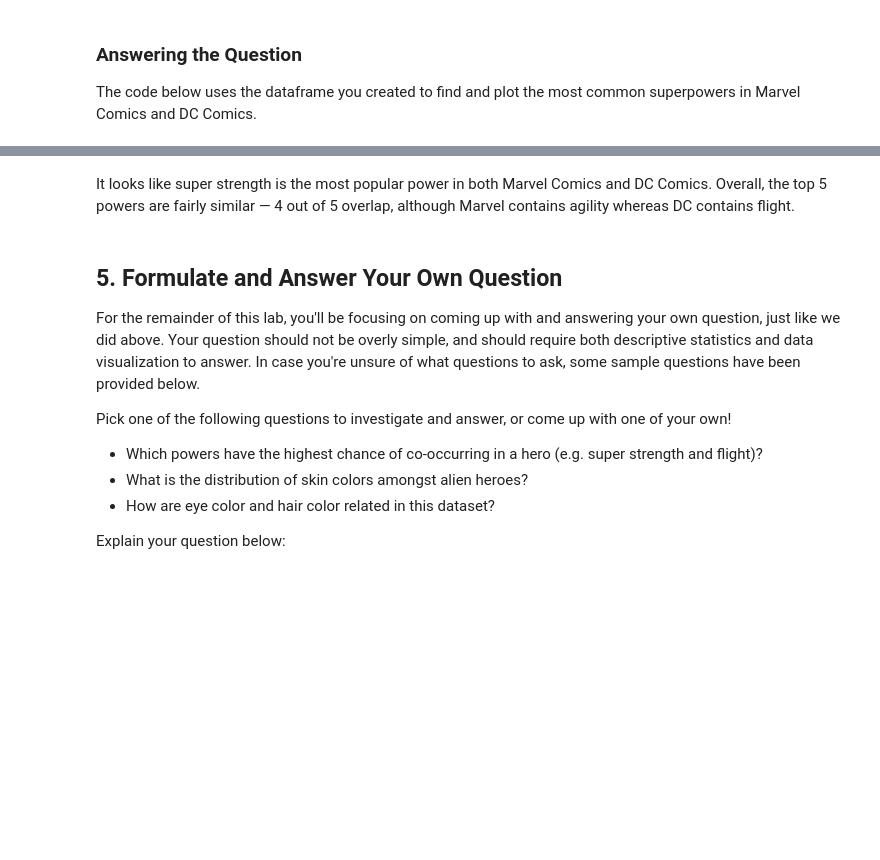
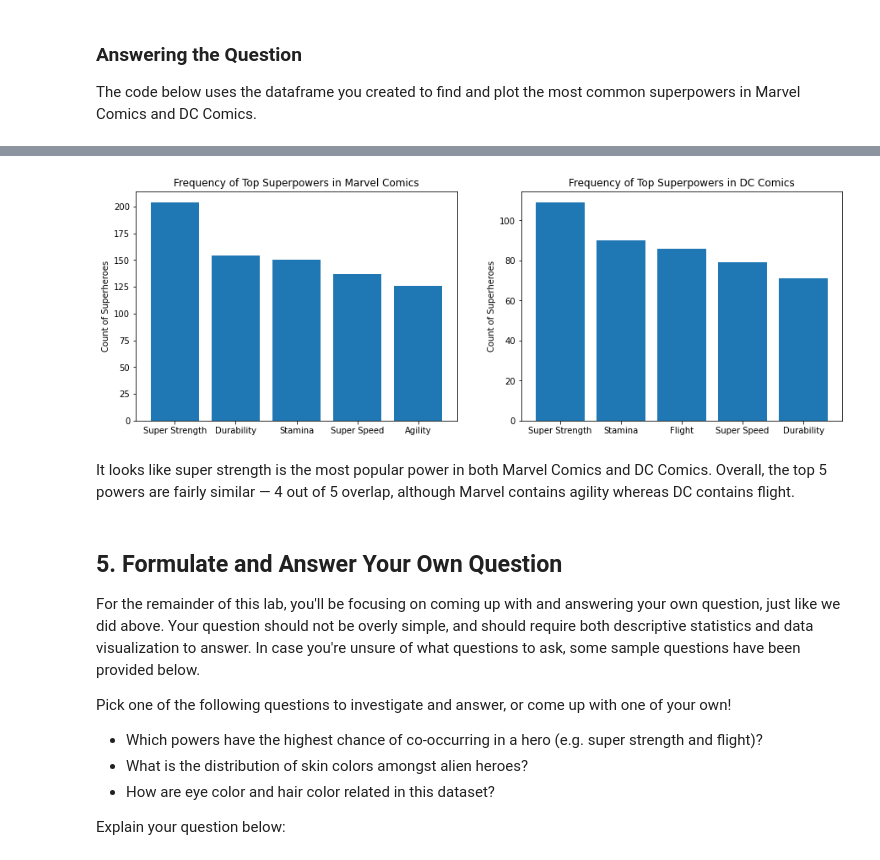
Before and after one commit to CrisThatOneCris/dsc-pandas-data-cleaning-lab, a Jupyter notebook: index.ipynb, the cells around one changed output, grey strips where cells are left out. Cells and saved outputs as stored; diff of their text form; code cells hidden in the pictures; blank space fills up the shorter version.

```diff
--- a/index.ipynb
+++ b/index.ipynb
@@ -734,0 +754,6 @@ question_3_df
+# %%
+# Reset the index so that there is a column called "Superpower Name"
+question_3_df.index.name = "Superpower Name"
+question_3_df.reset_index(inplace=True)
+
+question_3_df
@@ -734,0 +774,4 @@ question_3_df
+# %%
+#Fix that publisher column
+question_3_df.columns.name = None
+question_3_df
@@ -760,6 +815,6 @@ The code below uses the dataframe you created to find and plot the most common s
 
 marvel_most_common = question_3_df.drop("DC Comics", axis=1)
 marvel_most_common = marvel_most_common.sort_values(
-    by="Marvel Comics", ascending=False
+    by="Marvel", ascending=False
 )[:5]
 marvel_most_common
@@ -766,6 +828,6 @@ marvel_most_common
 # %%
 # Run this cell without changes
 
-dc_most_common = question_3_df.drop("Marvel Comics", axis=1)
+dc_most_common = question_3_df.drop("Marvel", axis=1)
 dc_most_common = dc_most_common.sort_values(by="DC Comics", ascending=False)[:5]
 dc_most_common
@@ -772,17 +841,19 @@ dc_most_common
 # %%
 # Run this cell without changes
 
 fig, (ax1, ax2) = plt.subplots(ncols=2, figsize=(15, 5))
 
 ax1.bar(
-    x=marvel_most_common["Superpower Name"], height=marvel_most_common["Marvel Comics"]
+    x=marvel_most_common["Superpower Name"], height=marvel_most_common["Marvel"]
 )
 ax2.bar(x=dc_most_common["Superpower Name"], height=dc_most_common["DC Comics"])
 
 ax1.set_ylabel("Count of Superheroes")
 ax2.set_ylabel("Count of Superheroes")
 ax1.set_title("Frequency of Top Superpowers in Marvel Comics")
 ax2.set_title("Frequency of Top Superpowers in DC Comics");
+# %% [output]
+[figure, added]
 # %% [markdown]
 It looks like super strength is the most popular power in both Marvel Comics and DC Comics. Overall, the top 5 powers are fairly similar — 4 out of 5 overlap, although Marvel contains agility whereas DC contains flight.
 # %% [markdown]
```
Also changed, not shown: parts of 17 cells of this notebook.
